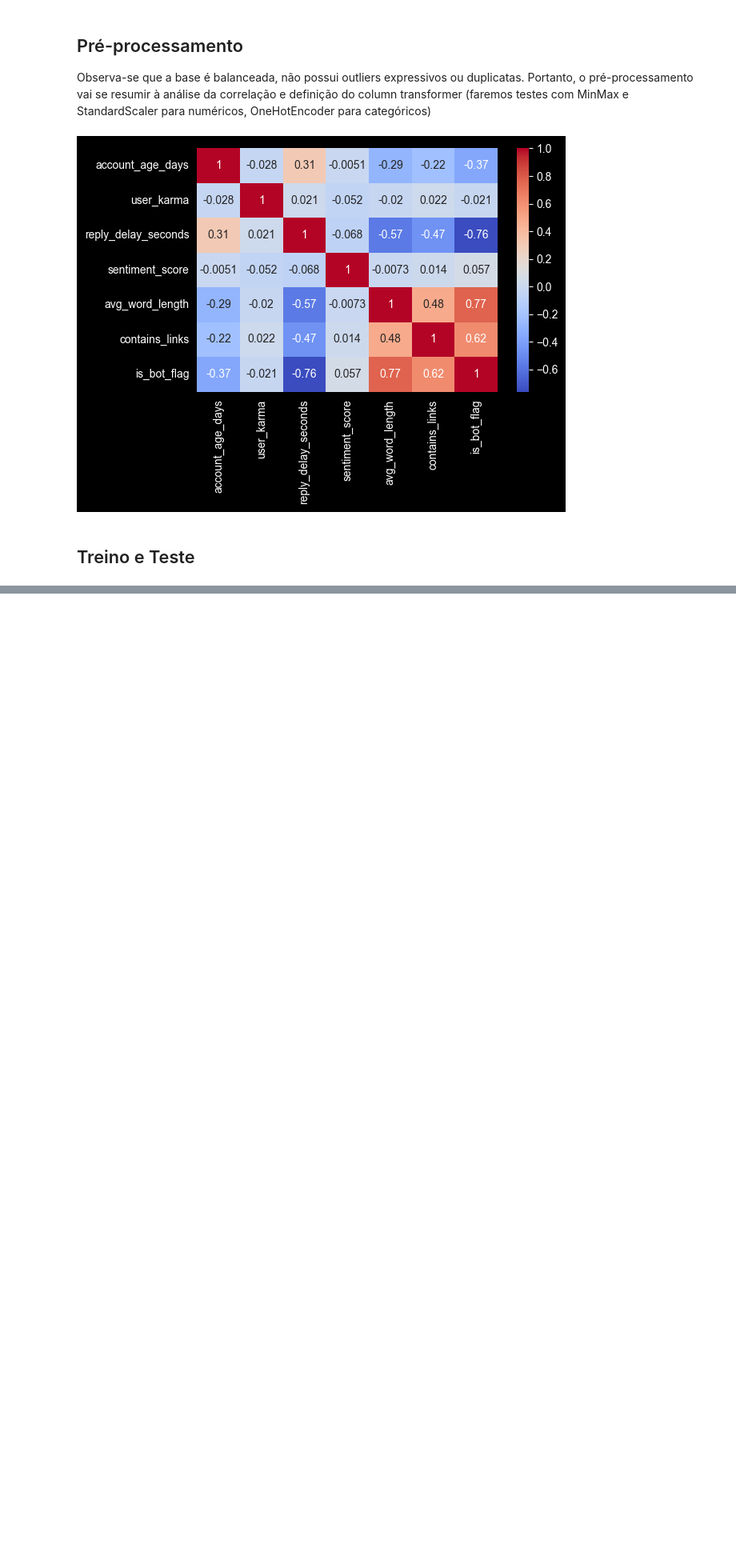
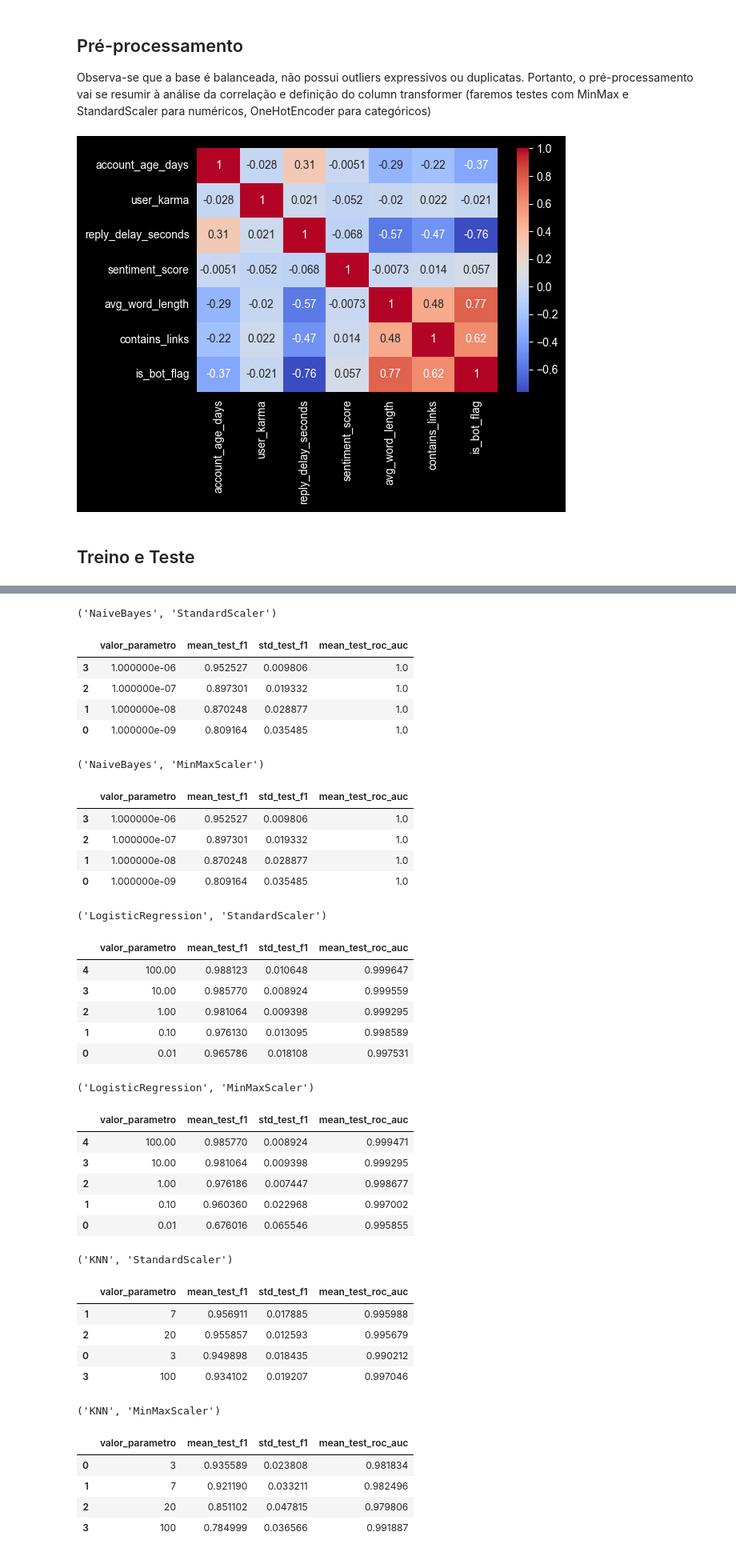
Before and after one commit to joao-snunes/trabalho_cd1, a Jupyter notebook: main.ipynb, the cells around one changed output, grey strips where cells are left out. Shown at 80% size. Saved outputs shown, nothing was run; the diff lists cells and outputs as text; code cells hidden in the pictures; blank space fills up the shorter version.

```diff
--- a/main.ipynb
+++ b/main.ipynb
@@ -222,16 +222,19 @@ col_transf_min_max = ColumnTransformer(
 X_train, X_test, y_train, y_test = train_test_split(X, y, test_size=20, random_state=42)
 
 knn_params = {
-    'n_neighbors': [3, 9, 20, 100],
-    'weights': ['uniform', 'distance']
+    'classifier__n_neighbors': [3, 7, 20, 100]
 }
 
 reg_log_params = {
-    'C': [0.01, 0.1, 1, 10],
-    'penalty': ['l2'],
-    'solver': ['lbfgs']
+    'classifier__C': [0.01, 0.1, 1, 10, 100]
 }
 
 naive_bayes_params = {
-    'var_smoothing': [1e-9, 1e-8, 1e-7, 1e-6]
+    'classifier__var_smoothing': [1e-9, 1e-8, 1e-7, 1e-6]
 }
+# %%
+modelos_teste = [
+    ('NaiveBayes', GaussianNB(), naive_bayes_params),
+    ('LogisticRegression', LogisticRegression(max_iter=1000), reg_log_params),
+    ('KNN', KNeighborsClassifier(), knn_params)
+]
@@ -237,0 +294,43 @@ naive_bayes_params = {
+# %%
+for modelo_df, df in tabelas_resultados.items():
+    print(modelo_df)
+    display(df.sort_values(by='mean_test_f1', ascending=False))
+# %% [output]
+('NaiveBayes', 'StandardScaler')
+|  | valor_parametro | mean_test_f1 | std_test_f1 | mean_test_roc_auc |
+| 3 | 1.000000e-06 | 0.952527 | 0.009806 | 1.0 |
+| 2 | 1.000000e-07 | 0.897301 | 0.019332 | 1.0 |
+| 1 | 1.000000e-08 | 0.870248 | 0.028877 | 1.0 |
+| 0 | 1.000000e-09 | 0.809164 | 0.035485 | 1.0 |
+('NaiveBayes', 'MinMaxScaler')
+|  | valor_parametro | mean_test_f1 | std_test_f1 | mean_test_roc_auc |
+| 3 | 1.000000e-06 | 0.952527 | 0.009806 | 1.0 |
+| 2 | 1.000000e-07 | 0.897301 | 0.019332 | 1.0 |
+| 1 | 1.000000e-08 | 0.870248 | 0.028877 | 1.0 |
+| 0 | 1.000000e-09 | 0.809164 | 0.035485 | 1.0 |
+('LogisticRegression', 'StandardScaler')
+|  | valor_parametro | mean_test_f1 | std_test_f1 | mean_test_roc_auc |
+| 4 | 100.00 | 0.988123 | 0.010648 | 0.999647 |
+| 3 | 10.00 | 0.985770 | 0.008924 | 0.999559 |
+| 2 | 1.00 | 0.981064 | 0.009398 | 0.999295 |
+| 1 | 0.10 | 0.976130 | 0.013095 | 0.998589 |
+| 0 | 0.01 | 0.965786 | 0.018108 | 0.997531 |
+('LogisticRegression', 'MinMaxScaler')
+|  | valor_parametro | mean_test_f1 | std_test_f1 | mean_test_roc_auc |
+| 4 | 100.00 | 0.985770 | 0.008924 | 0.999471 |
+| 3 | 10.00 | 0.981064 | 0.009398 | 0.999295 |
+| 2 | 1.00 | 0.976186 | 0.007447 | 0.998677 |
+| 1 | 0.10 | 0.960360 | 0.022968 | 0.997002 |
+| 0 | 0.01 | 0.676016 | 0.065546 | 0.995855 |
+('KNN', 'StandardScaler')
+|  | valor_parametro | mean_test_f1 | std_test_f1 | mean_test_roc_auc |
+| 1 | 7 | 0.956911 | 0.017885 | 0.995988 |
+| 2 | 20 | 0.955857 | 0.012593 | 0.995679 |
+| 0 | 3 | 0.949898 | 0.018435 | 0.990212 |
+| 3 | 100 | 0.934102 | 0.019207 | 0.997046 |
+('KNN', 'MinMaxScaler')
+|  | valor_parametro | mean_test_f1 | std_test_f1 | mean_test_roc_auc |
+| 0 | 3 | 0.935589 | 0.023808 | 0.981834 |
+| 1 | 7 | 0.921190 | 0.033211 | 0.982496 |
+| 2 | 20 | 0.851102 | 0.047815 | 0.979806 |
+| 3 | 100 | 0.784999 | 0.036566 | 0.991887 |
```
Also changed, not shown: parts of 2 cells of this notebook.
